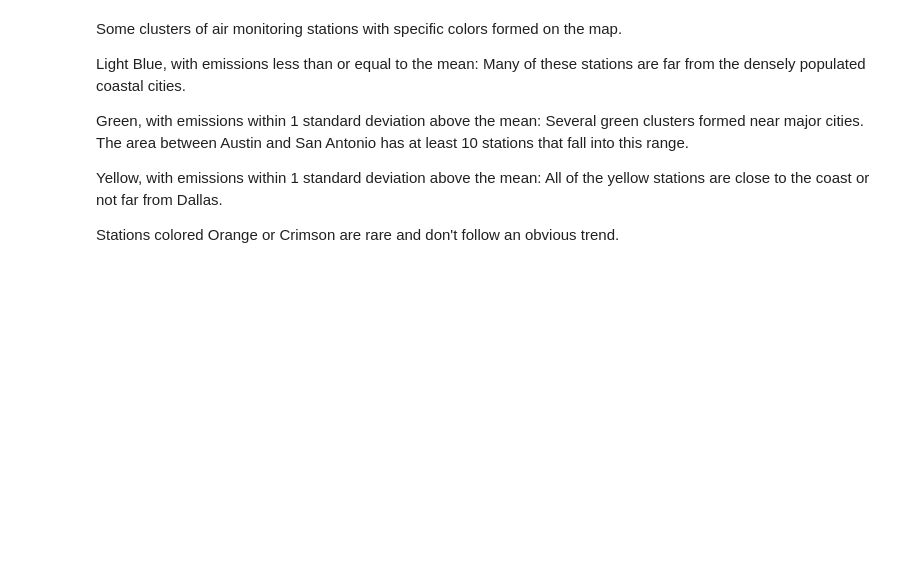
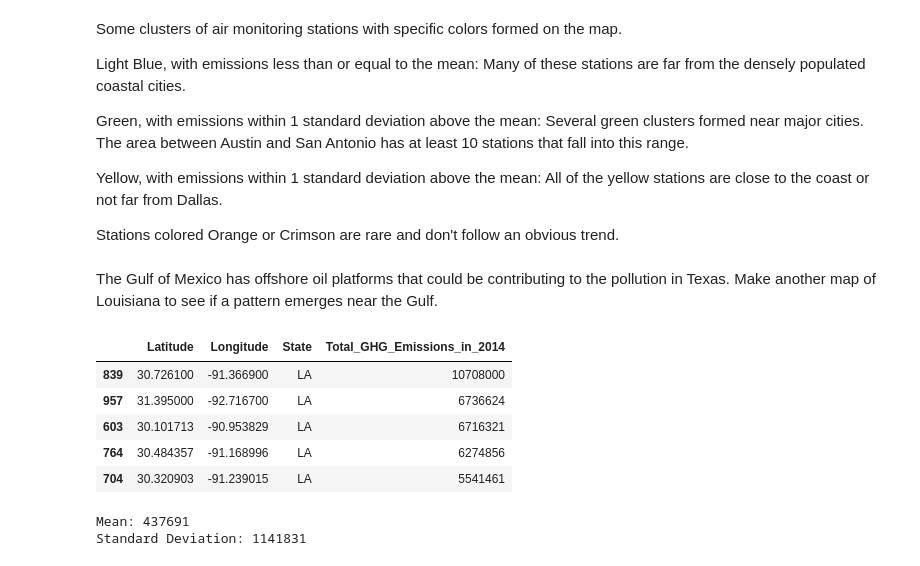
Before and after one commit to BrianTibbetts/EPA-Air-Pollution, a Jupyter notebook: EPA-Air-Pollution.ipynb, the cells around one changed output. Saved outputs shown, nothing was run; the diff lists cells and outputs as text; code cells hidden in the pictures; blank space fills up the shorter version.

Commit message:
Louisiana update
Added a map of Louisiana to help analyze pollution near the Gulf of Mexico

```diff
--- a/EPA-Air-Pollution.ipynb
+++ b/EPA-Air-Pollution.ipynb
@@ -197,3 +197,28 @@ Yellow, with emissions within 1 standard deviation above the mean:
 All of the yellow stations are close to the coast or not far from Dallas.
 
 Stations colored Orange or Crimson are rare and don't follow an obvious trend.
+# %% [markdown]
+The Gulf of Mexico has offshore oil platforms that could be contributing to the pollution in Texas. Make another map of Louisiana to see if a pattern emerges near the Gulf.
+# %%
+# Repeat the last few steps, but for Louisiana instead of Texas.
+
+# Use the state column to separate out facilities in Louisiana for mapping
+louisiana_stations_df = stations_df.loc[stations_df['State'] == 'LA']
+louisiana_stations_df.sort_values(by='Total_GHG_Emissions_in_2014', ascending=False).head()
+# %% [output]
+|  | Latitude | Longitude | State | Total_GHG_Emissions_in_2014 |
+| 839 | 30.726100 | -91.366900 | LA | 10708000 |
+| 957 | 31.395000 | -92.716700 | LA | 6736624 |
+| 603 | 30.101713 | -90.953829 | LA | 6716321 |
+| 764 | 30.484357 | -91.168996 | LA | 6274856 |
+| 704 | 30.320903 | -91.239015 | LA | 5541461 |
+# %%
+# Find the mean and standard deviation of the total GHG emissions in Louisiana to distinguish the different facilities
+# depending on how close their emissions were to the mean.
+louisiana_GHG_mean = louisiana_stations_df['Total_GHG_Emissions_in_2014'].mean()
+louisiana_GHG_stdev = louisiana_stations_df['Total_GHG_Emissions_in_2014'].std()
+
+print("Mean: %d\nStandard Deviation: %d" % (louisiana_GHG_mean, louisiana_GHG_stdev))
+# %% [output]
+Mean: 437691
+Standard Deviation: 1141831
```
Also changed, not shown: parts of 3 cells of this notebook.
